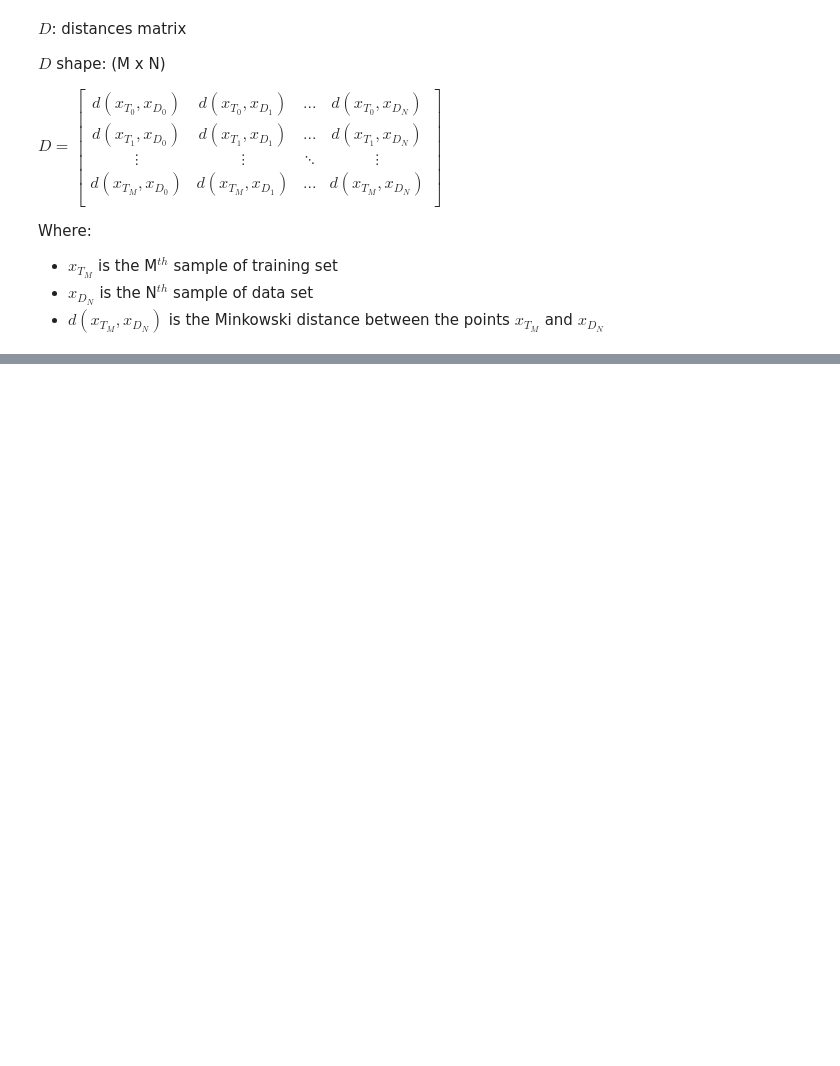
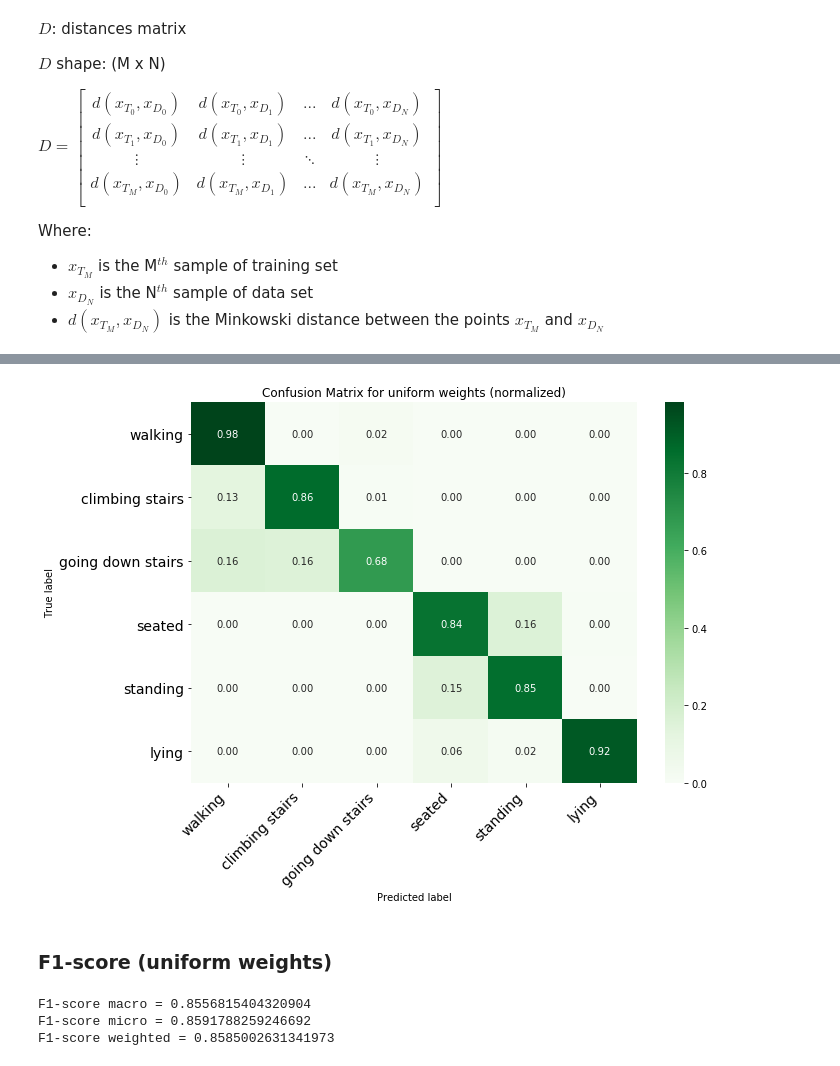
Before and after one commit to ito-rafael/IA006C-MachineLearning, a Jupyter notebook: efc2/efc2_ex2_knn.ipynb, the cells around one changed output, grey strips where cells are left out. Drawn from its saved outputs; the diff is of its cells as text; code cells hidden in the pictures; blank space fills up the shorter version.

```diff
--- a/efc2/efc2_ex2_knn.ipynb
+++ b/efc2/efc2_ex2_knn.ipynb
@@ -325,0 +336,8 @@ plt.show()
+# %%
+# CM uniform weights normalized
+cm_uniform_norm = print_confusion_matrix(cm, classes, title='Confusion Matrix for uniform weights (normalized)', normalize=True, cmap=plt.cm.Greens)
+cm_uniform_norm.savefig(path + 'cm_uniform_normalized', dpi=300, bbox_inches='tight')
+# %% [output]
+[figure, added]
+# %% [markdown]
+### F1-score (uniform weights)
@@ -325,0 +348,8 @@ plt.show()
+# %%
+print('F1-score macro =', macro_u)
+print('F1-score micro =', micro_u)
+print('F1-score weighted =', weighted_u)
+# %% [output]
+F1-score macro = 0.8556815404320904
+F1-score micro = 0.8591788259246692
+F1-score weighted = 0.8585002631341973
```
Also changed, not shown: parts of 39 cells of this notebook, 3 other files.
